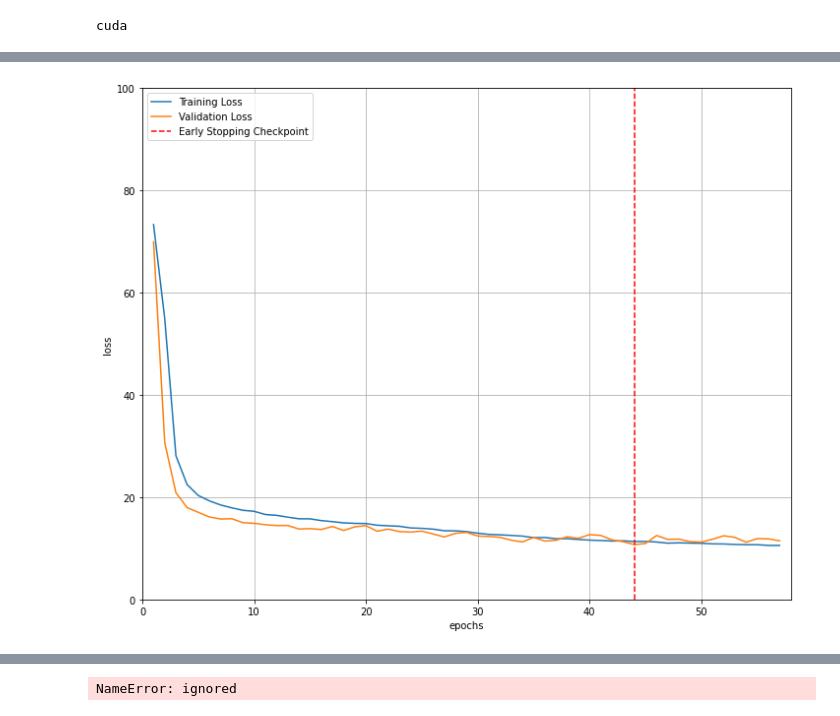
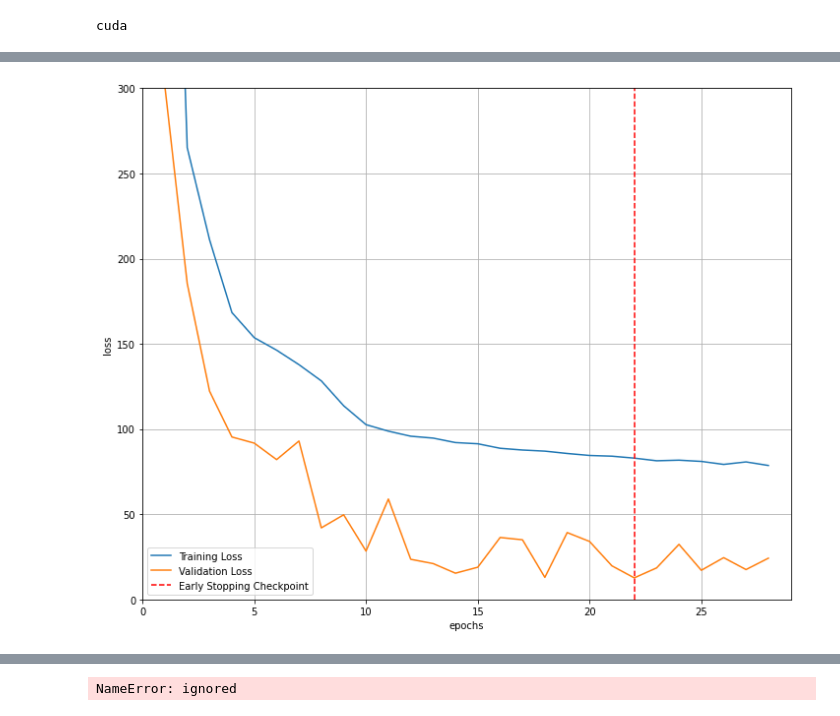
Before and after one commit to Joey3020/reversemethod, a Jupyter notebook: RM_USING_EXCEL.ipynb, the cells around one changed output, grey strips where cells are left out. Saved outputs shown, nothing was run; the diff lists cells and outputs as text; code cells hidden in the pictures.

```diff
--- a/RM_USING_EXCEL.ipynb
+++ b/RM_USING_EXCEL.ipynb
@@ -66,11 +67,11 @@ print(device)
 
 #Global variables
 LOAD_DATA = False
-BATCH_SIZE = 16
+BATCH_SIZE = 48
 VAL_BATCH_SIZE = 16
-LEARNING_RATE = 2e-6
+LEARNING_RATE = 1e-4
 EPOCHS = 1000
-PATIENCE =13
+PATIENCE = 6
 VALIDATE_EVERY = 10
 MODEL_NAME = f"model-{int(time.time())}"
 IMG_SIZE = 64
@@ -160,7 +161,7 @@ class Net(nn.Module):
         self.cnn = nn.Sequential(
             nn.Conv2d(IMG_CHANNELS, 16, kernel_size=3, padding=1),
             nn.ReLU(),
-            #nn.BatchNorm2d(16),
+            nn.BatchNorm2d(16),
             #nn.Conv2d(16, 16, kernel_size=3, padding=1),
             #nn.ReLU(),
             nn.MaxPool2d(2, 2),
@@ -210,7 +211,7 @@ class Net(nn.Module):
             nn.Dropout(0.4),
             nn.Linear(128, 64),
             nn.ReLU(),
-            #nn.Dropout(0.4),
+            nn.Dropout(0.4),
             nn.Linear(64, OUTPUT_AB)
         )
         self.fcc_xy = nn.Sequential(
@@ -218,6 +219,7 @@ class Net(nn.Module):
             nn.ReLU(),
             nn.Dropout(0.4),
             nn.Linear(64, 32),
+            nn.Dropout(0.4),
             nn.ReLU(),
             nn.Linear(32, OUTPUT_Y)
         )
@@ -227,6 +229,7 @@ class Net(nn.Module):
             nn.Dropout(0.4),
             nn.Linear(64, 32),
             nn.ReLU(),
+            nn.Dropout(0.4),
             nn.Linear(32, OUTPUT_D)
         )
     def forward(self, x):
@@ -403,7 +424,7 @@ def get_loss(a, b, y, d, label_a, label_b, label_y, label_d, weight):
 def train(net, model_name, patience, validate_every):
 
     optimizer = optim.Adam(net.parameters(), LEARNING_RATE, betas=(0.9, 0.999), eps=1e-09, weight_decay=0, amsgrad=False)
-    weight = torch.tensor([1.0, 1.0, 1.1, 1.1])
+    weight = torch.tensor([1.5, 1.5, 1.0, 2])
 
     train_losses = []
     val_losses = []
@@ -521,24 +542,24 @@ Validation loss decreased (1163.968777 --> 1163.438994).  Saving model ...
 # %%
 # visualize the loss as the network trained
 fig = plt.figure(figsize=(10,8))
 plt.plot(range(1,len(train_loss)+1),train_loss, label='Training Loss')
 plt.plot(range(1,len(valid_loss)+1),valid_loss,label='Validation Loss')
 
 # find position of lowest validation loss
 minposs = valid_loss.index(min(valid_loss))+1
 plt.axvline(minposs, linestyle='--', color='r',label='Early Stopping Checkpoint')
 
 plt.xlabel('epochs')
 plt.ylabel('loss')
-plt.ylim(0, 100) # consistent scale
+plt.ylim(0, 300) # consistent scale
 plt.xlim(0, len(train_loss)+1) # consistent scale
 plt.grid(True)
 plt.legend()
 plt.tight_layout()
 plt.show()
 fig.savefig('loss_plot.png', bbox_inches='tight')
 # %% [output]
-[figure, old version]
+[figure, new version]
 # %%
 def test(net):
     predictions = []
```
Also changed, not shown: parts of 5 cells of this notebook.
